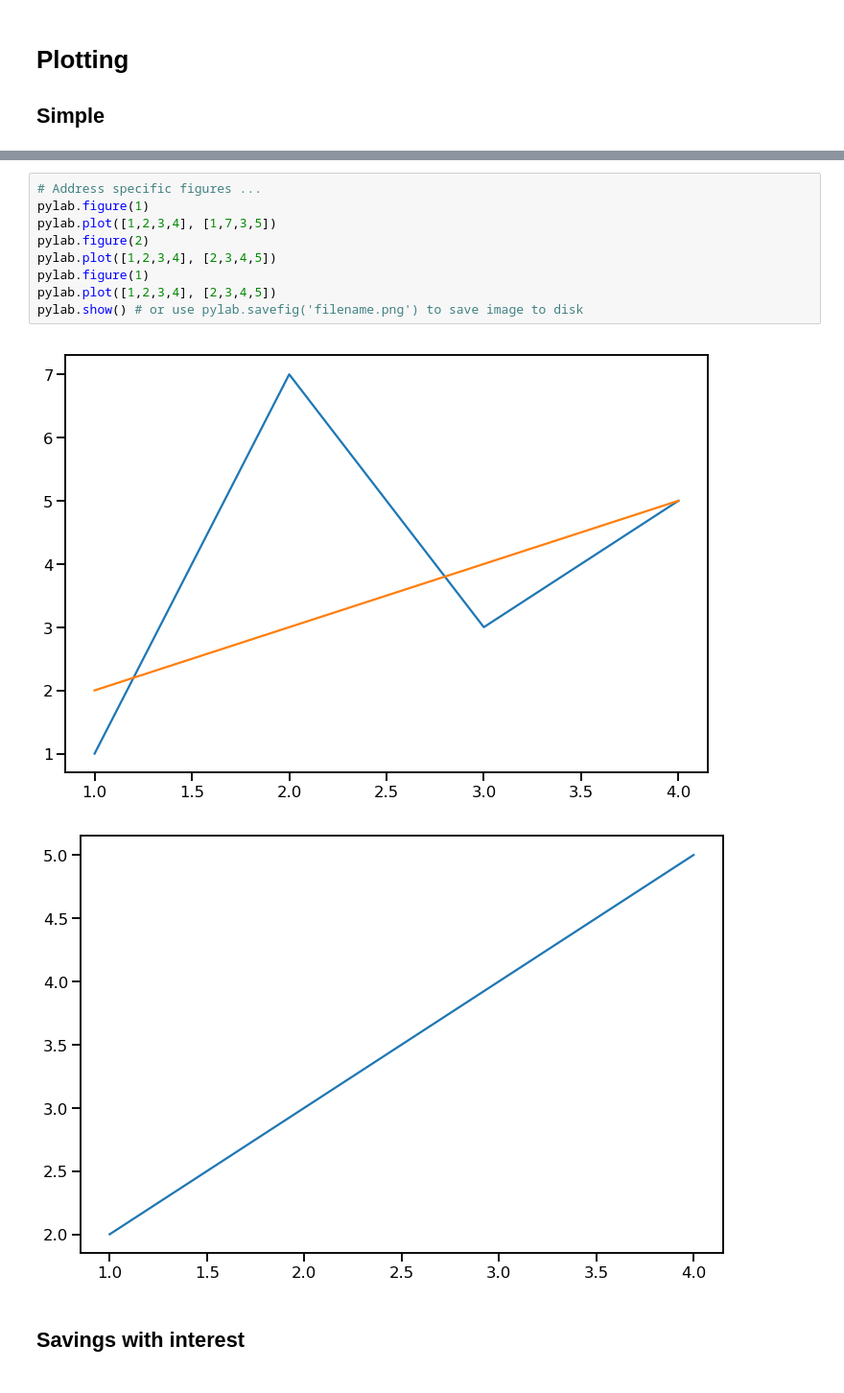
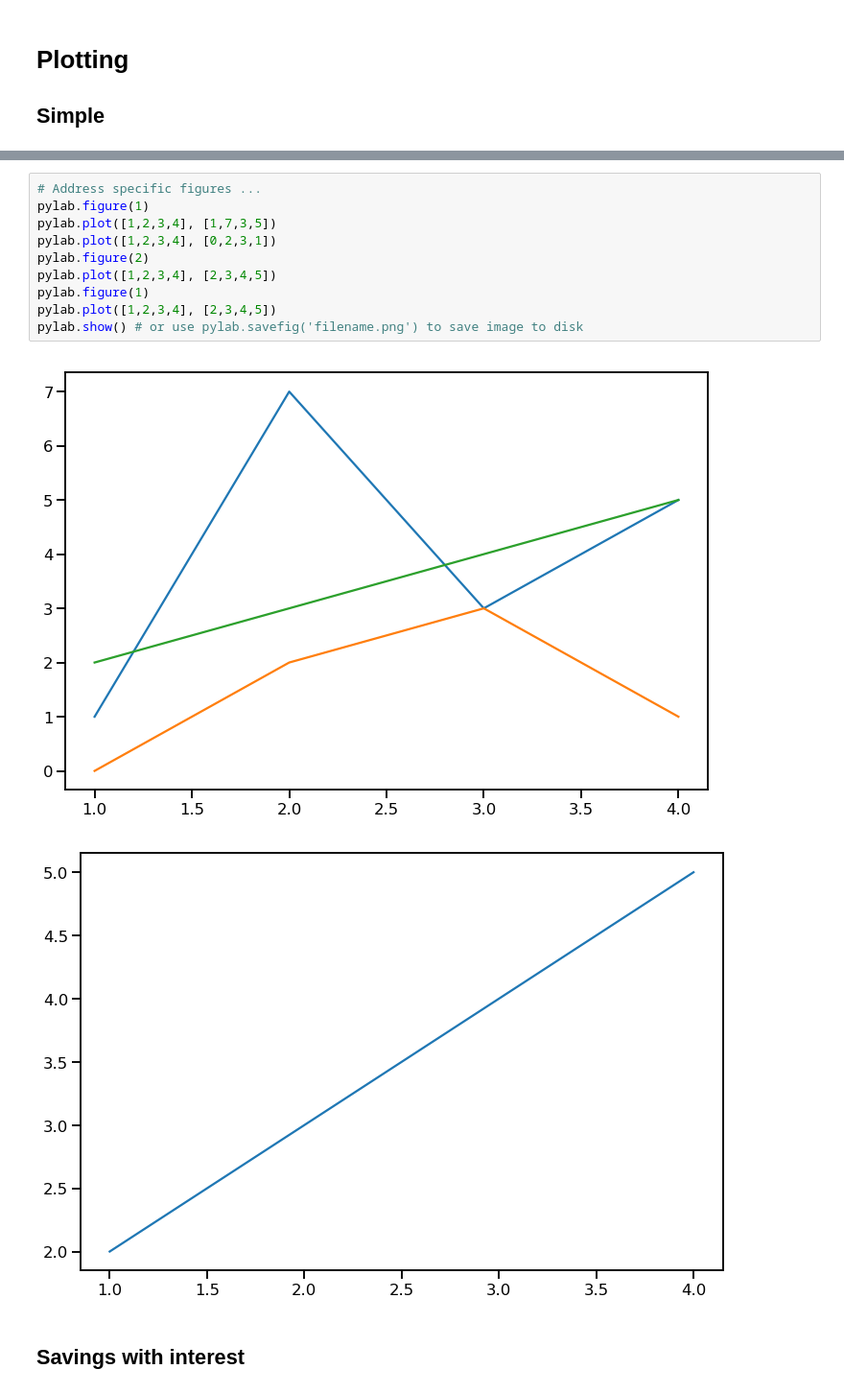
Before and after one commit to wilkens-teaching/dhgrad2019, a Jupyter notebook: notebooks/06 Plotting.ipynb, the cells around one changed output, grey strips where cells are left out. Shown: that part at 96% size. Cells and saved outputs as stored; diff of their text form.

```diff
--- a/notebooks/06 Plotting.ipynb
+++ b/notebooks/06 Plotting.ipynb
@@ -15,14 +17,15 @@ pylab.show() # or use pylab.savefig('filename.png') to save image to disk
 # %%
 # Address specific figures ...
 pylab.figure(1)
 pylab.plot([1,2,3,4], [1,7,3,5])
+pylab.plot([1,2,3,4], [0,2,3,1])
 pylab.figure(2)
 pylab.plot([1,2,3,4], [2,3,4,5])
 pylab.figure(1)
 pylab.plot([1,2,3,4], [2,3,4,5])
 pylab.show() # or use pylab.savefig('filename.png') to save image to disk
 # %% [output]
-[figure, old version]
+[figure, new version]
 [figure]
 # %% [markdown]
 ## Savings with interest
```
Also changed, not shown: parts of 2 cells of this notebook, 1 other file.
